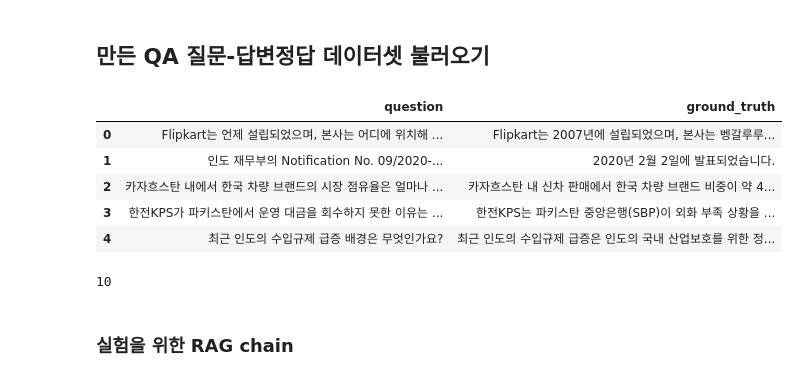
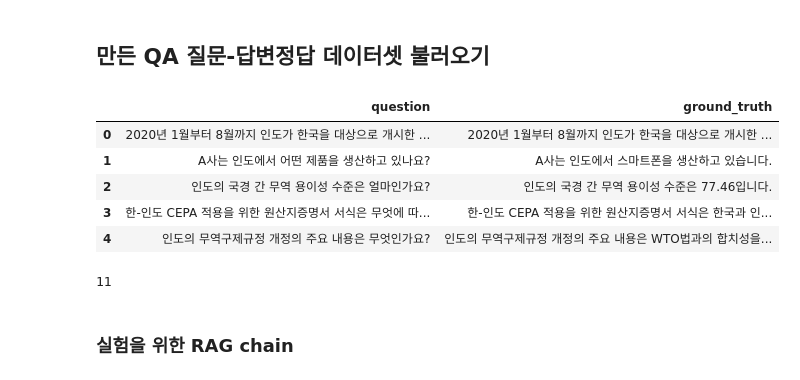
Before and after one commit to khw11044/my_RAGAS, a Jupyter notebook: 04.00.qa_experiment_RAGAS.ipynb, the cells around one changed output. Drawn from its saved outputs; the diff is of its cells as text; code cells hidden in the pictures.

```diff
--- a/04.00.qa_experiment_RAGAS.ipynb
+++ b/04.00.qa_experiment_RAGAS.ipynb
@@ -3,20 +3,20 @@ import pandas as pd
 # %% [markdown]
 ## 만든 QA 질문-답변정답 데이터셋 불러오기
 # %%
-qa_data = pd.read_excel('./experiment_dataset/qa_data_india.xlsx')
+qa_data = pd.read_excel('./experiment_dataset/qa_data.xlsx')
 
 qa_data.head()
 # %% [output]
 |  | question | ground_truth |
-| 0 | Flipkart는 언제 설립되었으며, 본사는 어디에 위치해 ... | Flipkart는 2007년에 설립되었으며, 본사는 벵갈루루... |
-| 1 | 인도 재무부의 Notification No. 09/2020-... | 2020년 2월 2일에 발표되었습니다. |
-| 2 | 카자흐스탄 내에서 한국 차량 브랜드의 시장 점유율은 얼마나 ... | 카자흐스탄 내 신차 판매에서 한국 차량 브랜드 비중이 약 4... |
-| 3 | 한전KPS가 파키스탄에서 운영 대금을 회수하지 못한 이유는 ... | 한전KPS는 파키스탄 중앙은행(SBP)이 외화 부족 상황을 ... |
-| 4 | 최근 인도의 수입규제 급증 배경은 무엇인가요? | 최근 인도의 수입규제 급증은 인도의 국내 산업보호를 위한 정... |
+| 0 | 2020년 1월부터 8월까지 인도가 한국을 대상으로 개시한 ... | 2020년 1월부터 8월까지 인도가 한국을 대상으로 개시한 ... |
+| 1 | A사는 인도에서 어떤 제품을 생산하고 있나요? | A사는 인도에서 스마트폰을 생산하고 있습니다. |
+| 2 | 인도의 국경 간 무역 용이성 수준은 얼마인가요? | 인도의 국경 간 무역 용이성 수준은 77.46입니다. |
+| 3 | 한-인도 CEPA 적용을 위한 원산지증명서 서식은 무엇에 따... | 한-인도 CEPA 적용을 위한 원산지증명서 서식은 한국과 인... |
+| 4 | 인도의 무역구제규정 개정의 주요 내용은 무엇인가요? | 인도의 무역구제규정 개정의 주요 내용은 WTO법과의 합치성을... |
 # %%
 print(len(qa_data))
 # %% [output]
-10
+11
 # %% [markdown]
 ### 실험을 위한 RAG chain
 # %%
```
Also changed, not shown: parts of 15 cells of this notebook, 16 other files.
